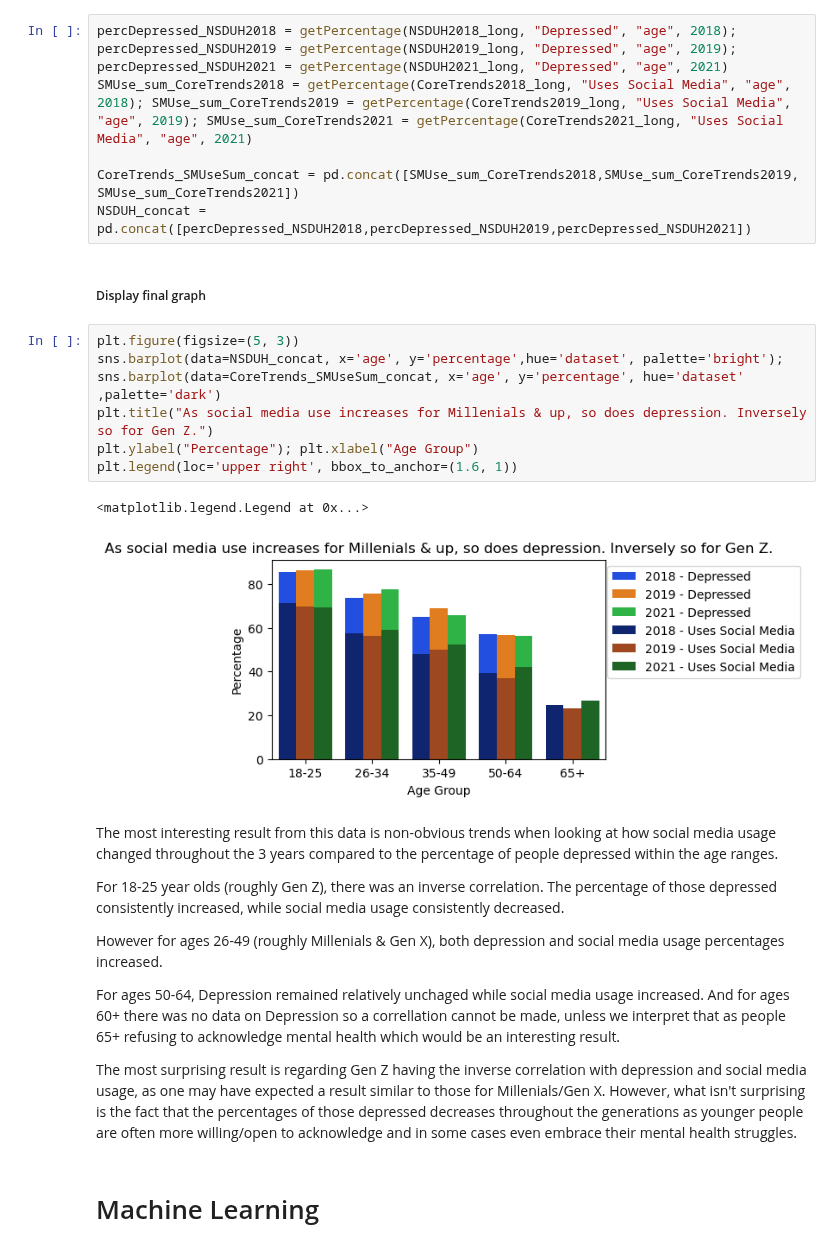
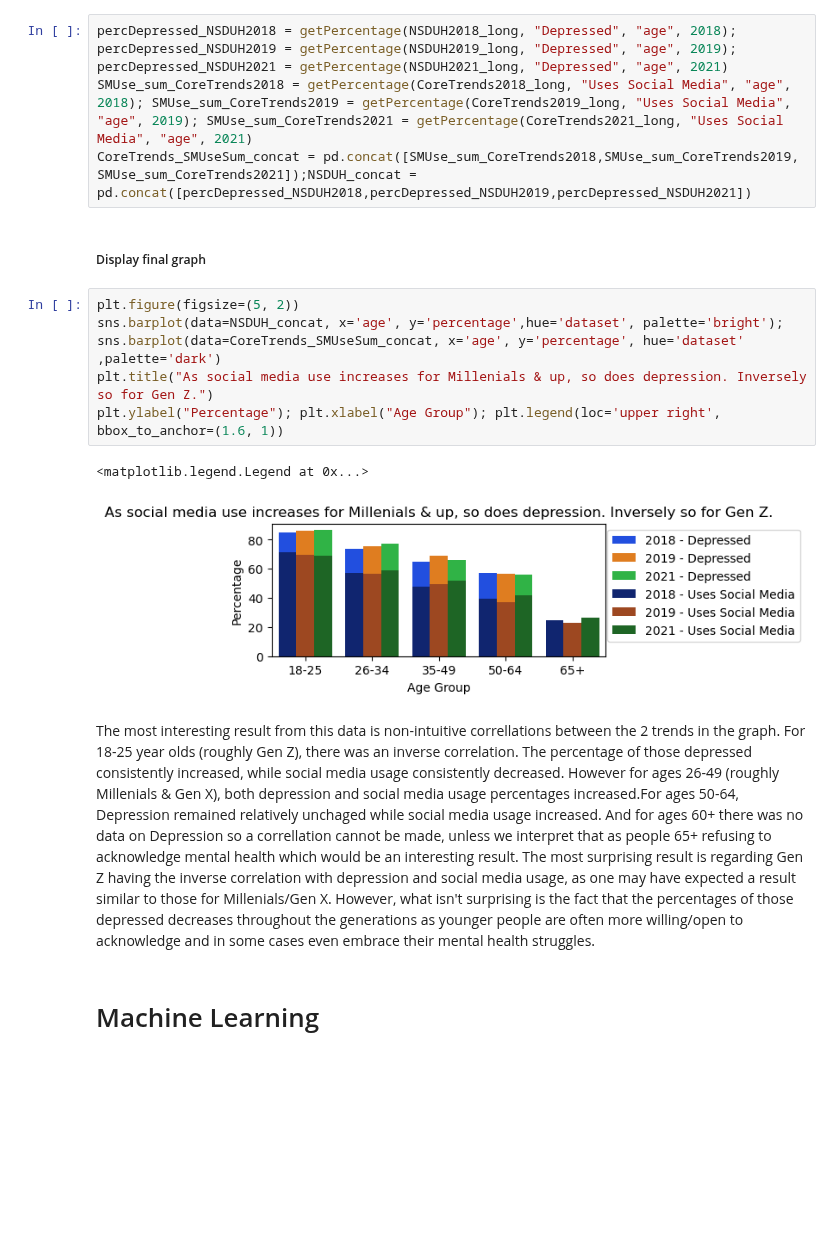
Before and after one commit to uic-cs418/group-project-gamon, a Jupyter notebook: main.ipynb, the cells around one changed output. Cells and saved outputs as stored; diff of their text form; blank space fills up the shorter version.

```diff
--- a/main.ipynb
+++ b/main.ipynb
@@ -60,29 +57,20 @@ NSDUH2018_long = cleanUpNSDUH(NSDUH2018_wantedCols,NSDUH_id,NSDUH_values); NSDUH
 # %%
 percDepressed_NSDUH2018 = getPercentage(NSDUH2018_long, "Depressed", "age", 2018); percDepressed_NSDUH2019 = getPercentage(NSDUH2019_long, "Depressed", "age", 2019); percDepressed_NSDUH2021 = getPercentage(NSDUH2021_long, "Depressed", "age", 2021)
 SMUse_sum_CoreTrends2018 = getPercentage(CoreTrends2018_long, "Uses Social Media", "age", 2018); SMUse_sum_CoreTrends2019 = getPercentage(CoreTrends2019_long, "Uses Social Media", "age", 2019); SMUse_sum_CoreTrends2021 = getPercentage(CoreTrends2021_long, "Uses Social Media", "age", 2021)
-
-CoreTrends_SMUseSum_concat = pd.concat([SMUse_sum_CoreTrends2018,SMUse_sum_CoreTrends2019, SMUse_sum_CoreTrends2021])
-NSDUH_concat = pd.concat([percDepressed_NSDUH2018,percDepressed_NSDUH2019,percDepressed_NSDUH2021])
+CoreTrends_SMUseSum_concat = pd.concat([SMUse_sum_CoreTrends2018,SMUse_sum_CoreTrends2019, SMUse_sum_CoreTrends2021]);NSDUH_concat = pd.concat([percDepressed_NSDUH2018,percDepressed_NSDUH2019,percDepressed_NSDUH2021])
 # %% [markdown]
 ##### Display final graph
 # %%
-plt.figure(figsize=(5, 3))
+plt.figure(figsize=(5, 2))
 sns.barplot(data=NSDUH_concat, x='age', y='percentage',hue='dataset', palette='bright'); sns.barplot(data=CoreTrends_SMUseSum_concat, x='age', y='percentage', hue='dataset' ,palette='dark')
 plt.title("As social media use increases for Millenials & up, so does depression. Inversely so for Gen Z.")
-plt.ylabel("Percentage"); plt.xlabel("Age Group")
-plt.legend(loc='upper right', bbox_to_anchor=(1.6, 1))
+plt.ylabel("Percentage"); plt.xlabel("Age Group"); plt.legend(loc='upper right', bbox_to_anchor=(1.6, 1))
 # %% [output]
 <matplotlib.legend.Legend at 0x...>
-[figure, old version]
+[figure, new version]
 # %% [markdown]
-The most interesting result from this data is non-obvious trends when looking at how social media usage changed throughout the 3 years compared to the percentage of people depressed within the age ranges.
-
-For 18-25 year olds (roughly Gen Z), there was an inverse correlation. The percentage of those depressed consistently increased, while social media usage consistently decreased.
-
-However for ages 26-49 (roughly Millenials & Gen X), both depression and social media usage percentages increased.
-
-For ages 50-64, Depression remained relatively unchaged while social media usage increased. And for ages 60+ there was no data on Depression so a correllation cannot be made, unless we interpret that as people 65+ refusing to acknowledge mental health which would be an interesting result.
-
+The most interesting result from this data is non-intuitive correllations between the 2 trends in the graph.
+For 18-25 year olds (roughly Gen Z), there was an inverse correlation. The percentage of those depressed consistently increased, while social media usage consistently decreased. However for ages 26-49 (roughly Millenials & Gen X), both depression and social media usage percentages increased.For ages 50-64, Depression remained relatively unchaged while social media usage increased. And for ages 60+ there was no data on Depression so a correllation cannot be made, unless we interpret that as people 65+ refusing to acknowledge mental health which would be an interesting result.
 The most surprising result is regarding Gen Z having the inverse correlation with depression and social media usage, as one may have expected a result similar to those for Millenials/Gen X. However, what isn't surprising is the fact that the percentages of those depressed decreases throughout the generations as younger people are often more willing/open to acknowledge and in some cases even embrace their mental health struggles.
 # %% [markdown]
 # Machine Learning
```
Also changed, not shown: parts of 4 cells of this notebook.
